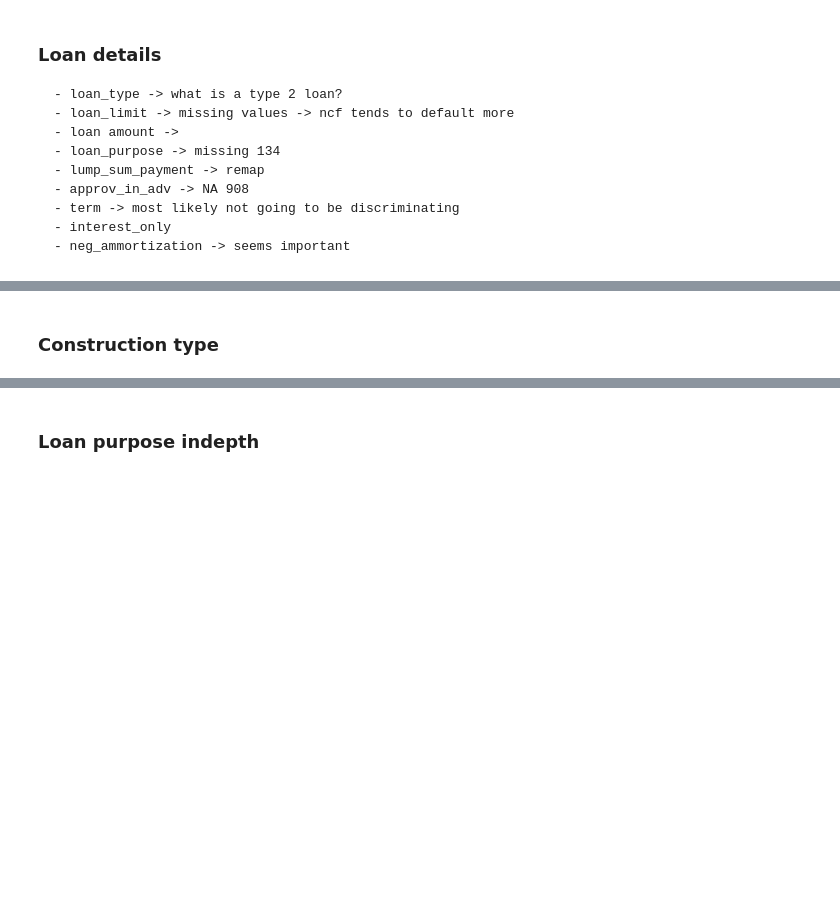
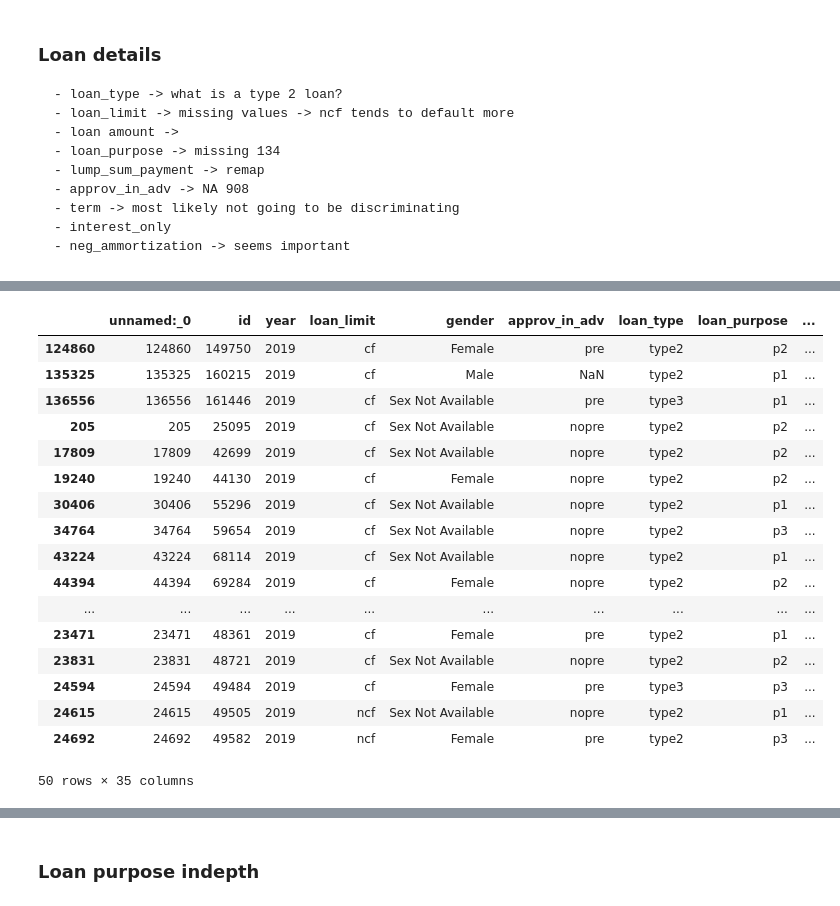
Before and after one commit to csanry/aml, a Jupyter notebook: notebooks/preprocessing.ipynb, the cells around one changed output, grey strips where cells are left out. Cells and saved outputs as stored; diff of their text form; code cells hidden in the pictures; blank space fills up the shorter version.

```diff
--- a/notebooks/preprocessing.ipynb
+++ b/notebooks/preprocessing.ipynb
@@ -387,2 +400,22 @@ df['interest_only'].value_counts()
-# %% [markdown]
-### Construction type
+# %%
+# df['loan_amount'].head(10)
+df.loc[df['loan_amount'].nsmallest(50).index,:]
+# %% [output]
+|  | unnamed:_0 | id | year | loan_limit | gender | approv_in_adv | loan_type | loan_purpose | ... |
+| 124860 | 124860 | 149750 | 2019 | cf | Female | pre | type2 | p2 | ... |
+| 135325 | 135325 | 160215 | 2019 | cf | Male | NaN | type2 | p1 | ... |
+| 136556 | 136556 | 161446 | 2019 | cf | Sex Not Available | pre | type3 | p1 | ... |
+| 205 | 205 | 25095 | 2019 | cf | Sex Not Available | nopre | type2 | p2 | ... |
+| 17809 | 17809 | 42699 | 2019 | cf | Sex Not Available | nopre | type2 | p2 | ... |
+| 19240 | 19240 | 44130 | 2019 | cf | Female | nopre | type2 | p2 | ... |
+| 30406 | 30406 | 55296 | 2019 | cf | Sex Not Available | nopre | type2 | p1 | ... |
+| 34764 | 34764 | 59654 | 2019 | cf | Sex Not Available | nopre | type2 | p3 | ... |
+| 43224 | 43224 | 68114 | 2019 | cf | Sex Not Available | nopre | type2 | p1 | ... |
+| 44394 | 44394 | 69284 | 2019 | cf | Female | nopre | type2 | p2 | ... |
+| ... | ... | ... | ... | ... | ... | ... | ... | ... | ... |
+| 23471 | 23471 | 48361 | 2019 | cf | Female | pre | type2 | p1 | ... |
+| 23831 | 23831 | 48721 | 2019 | cf | Sex Not Available | nopre | type2 | p2 | ... |
+| 24594 | 24594 | 49484 | 2019 | cf | Female | pre | type3 | p3 | ... |
+| 24615 | 24615 | 49505 | 2019 | ncf | Sex Not Available | nopre | type2 | p1 | ... |
+| 24692 | 24692 | 49582 | 2019 | ncf | Female | pre | type2 | p3 | ... |
+50 rows × 35 columns
```
Also changed, not shown: parts of 23 cells of this notebook.
